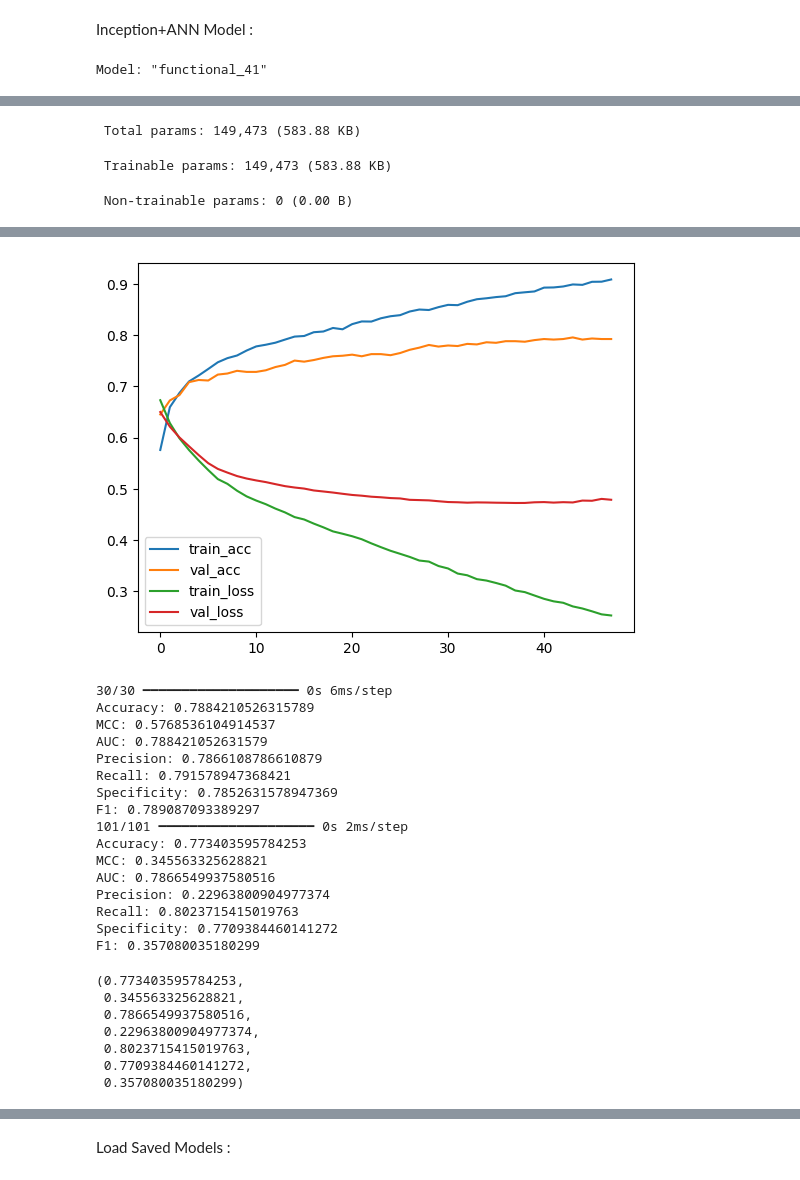
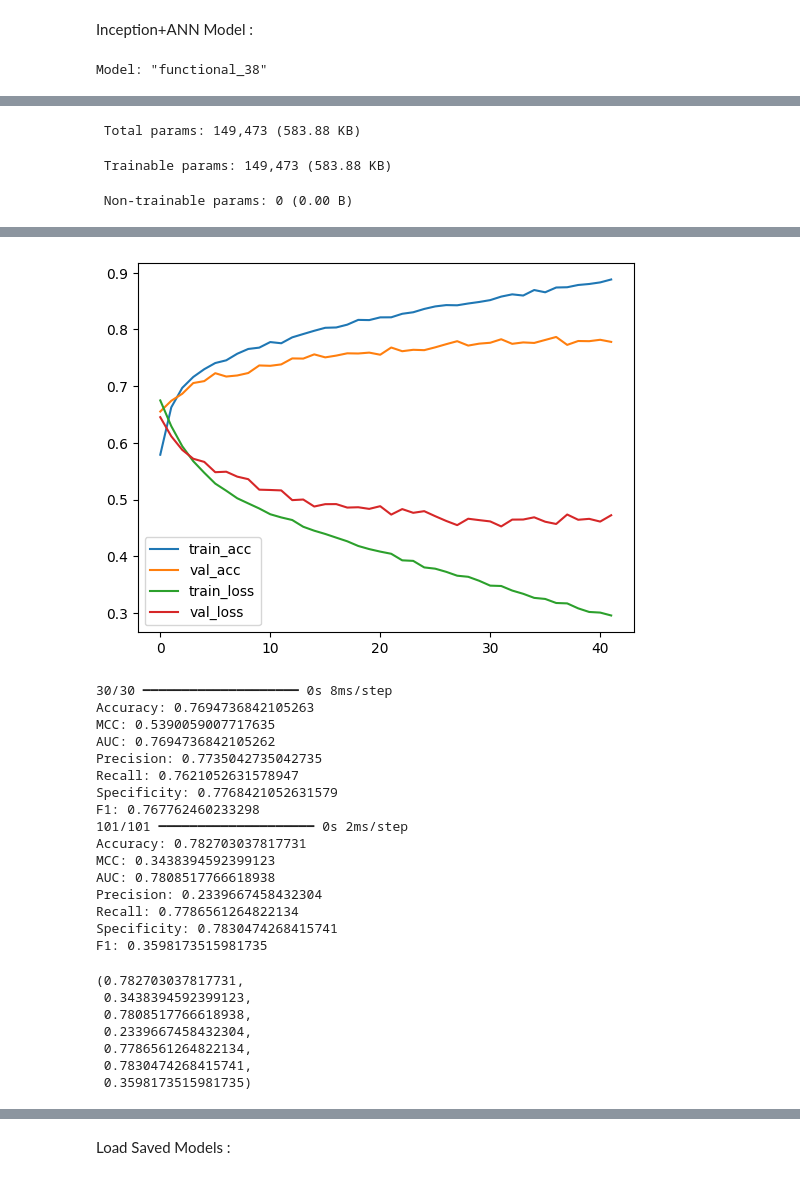
Before and after one commit to Sheldor7701/ResLysEmbed, a Jupyter notebook: Stacking.ipynb, the cells around one changed output, grey strips where cells are left out. Saved outputs shown, nothing was run; the diff lists cells and outputs as text; code cells hidden in the pictures.

```diff
--- a/Stacking.ipynb
+++ b/Stacking.ipynb
@@ -827,7 +827,7 @@ inception_model.summary()
 
 # Fit the Inception model
 history = inception_model.fit([X_train, X_train_pt5], y_train, epochs=100, batch_size=64, verbose=1,
-                               validation_data=([X_val, X_val_pt5], y_val),
+                               validation_data=([X_test, X_test_pt5], y_test),
                                  callbacks=[EarlyStopping(monitor='val_loss', patience=10, restore_best_weights=True)])
 
 plot(history)
@@ -836,7 +836,7 @@ plot(history)
 evaluate_model(inception_model, X_val, X_val_pt5, y_val)
 evaluate_model(inception_model, X_test, X_test_pt5, y_test)
 # %% [output]
-Model: "functional_41"
+Model: "functional_38"
 ┏━━━━━━━━━━━━━━━━━━━━━┳━━━━━━━━━━━━━━━━━━━┳━━━━━━━━━━━━┳━━━━━━━━━━━━━━━━━━━┓
 ┃ Layer (type)        ┃ Output Shape      ┃    Param # ┃ Connected to      ┃
 ┡━━━━━━━━━━━━━━━━━━━━━╇━━━━━━━━━━━━━━━━━━━╇━━━━━━━━━━━━╇━━━━━━━━━━━━━━━━━━━┩
@@ -877,24 +877,24 @@ Epoch 48/100
-[figure, old version]
+[figure, new version]
-30/30 ━━━━━━━━━━━━━━━━━━━━ 0s 6ms/step
-Accuracy: 0.7884210526315789
-MCC: 0.5768536104914537
-AUC: 0.788421052631579
-Precision: 0.7866108786610879
-Recall: 0.791578947368421
-Specificity: 0.7852631578947369
-F1: 0.789087093389297
+30/30 ━━━━━━━━━━━━━━━━━━━━ 0s 8ms/step
+Accuracy: 0.7694736842105263
+MCC: 0.5390059007717635
+AUC: 0.7694736842105262
+Precision: 0.7735042735042735
+Recall: 0.7621052631578947
+Specificity: 0.7768421052631579
+F1: 0.767762460233298
 101/101 ━━━━━━━━━━━━━━━━━━━━ 0s 2ms/step
-Accuracy: 0.773403595784253
-MCC: 0.345563325628821
-AUC: 0.7866549937580516
-Precision: 0.22963800904977374
-Recall: 0.8023715415019763
-Specificity: 0.7709384460141272
-F1: 0.357080035180299
+Accuracy: 0.782703037817731
+MCC: 0.3438394592399123
+AUC: 0.7808517766618938
+Precision: 0.2339667458432304
+Recall: 0.7786561264822134
+Specificity: 0.7830474268415741
+F1: 0.3598173515981735
-(0.773403595784253,
- 0.345563325628821,
- 0.7866549937580516,
- 0.22963800904977374,
- 0.8023715415019763,
- 0.7709384460141272,
- 0.357080035180299)
+(0.782703037817731,
+ 0.3438394592399123,
+ 0.7808517766618938,
+ 0.2339667458432304,
+ 0.7786561264822134,
+ 0.7830474268415741,
+ 0.3598173515981735)
```
Also changed, not shown: parts of 6 cells of this notebook, 2 other files.
